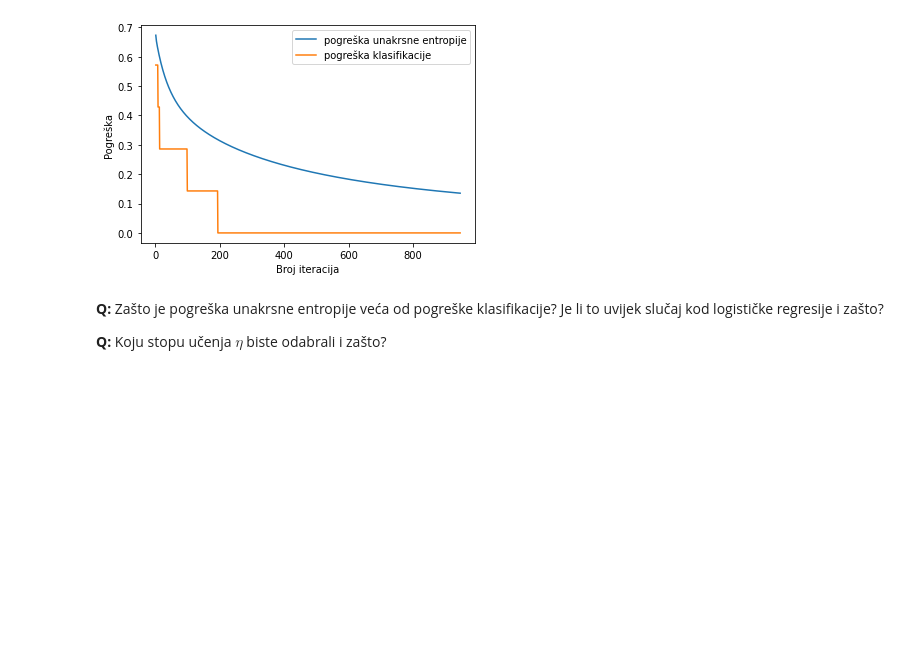
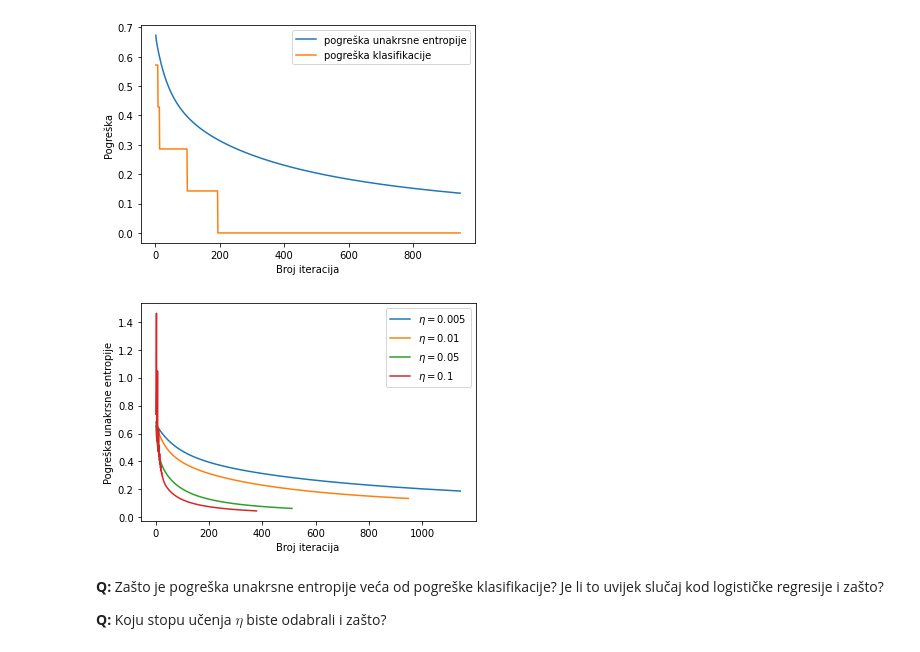
Before and after one commit to tomislavbjelcic/fer-tomislav, a Jupyter notebook: semestar_7/strojno/lab/SU1-2021-06-07-LR.ipynb, the cells around one changed output. Saved outputs shown, nothing was run; the diff lists cells and outputs as text; code cells hidden in the pictures; blank space fills up the shorter version.

```diff
--- a/semestar_7/strojno/lab/SU1-2021-06-07-LR.ipynb
+++ b/semestar_7/strojno/lab/SU1-2021-06-07-LR.ipynb
@@ -118,12 +118,21 @@ from numpy import linalg
 def lr_h(x, w, w0):
     return sigm(np.dot(w,x) + w0)
 
+# L(y, s(x)) =  -y ln(s(x))             - (1-y) ln(1 - s(x))
+#               -y * (-ln(1 + e^-x))    - (1-y)(-x - ln(1 + e^-x))
+def cross_entropy_loss_sigmoid(x, y, w, w0):
+    arg = np.dot(w,x) + w0
+    if arg>=32.0:
+        return (1-y)*arg
+    if arg<=-32.0:
+        return -y*arg
+    lnex = np.log(1 + np.exp(-arg))
+    return y*lnex - (y-1)*(arg + lnex)
+
 def cross_entropy_error(X, y, w, w0):
     err = 0
     for x,yy in zip(X,y):
-        h_x_ = lr_h(x, w, w0)
-        loss = -yy * np.log(h_x_) - (1 - yy) * np.log(1 - h_x_)
-        err += loss
+        err += cross_entropy_loss_sigmoid(x,yy,w,w0)
     return err / len(X)
 
 
@@ -149,7 +158,7 @@ def lr_train(X, y, eta=0.01, max_iter=2000, alpha=0, epsilon=0.0001, trace=False
             trace_matrix_w.append(np.copy(w))
             trace_w0.append(w0)
         new_err = cross_entropy_error(X,y,w,w0)
-        err_diff = np.absolute(new_err - current_err)
+        err_diff = np.abs(new_err - current_err)
         current_err = new_err
         if (err_diff < epsilon):
             break
@@ -212,3 +223,22 @@ plt.show()
+# %%
+# Vaš kôd ovdje
+etas = [0.005, 0.01, 0.05, 0.1]
+for eta in etas:
+    w, w0, trace_w, trace_w0 = lr_train(seven_X, seven_y, eta=eta, trace=True)
+    range_list = np.arange(1,len(trace_w0)+1)
+    cross_entropy_err_iter.clear()
+    pred_classification.clear()
+    for w_t, w0_t in zip(trace_w, trace_w0):
+        cross_entropy_err_iter.append(cross_entropy_error(seven_X, seven_y, w_t, w0_t))
+        for x in seven_X:
+            pred_classification.append(lr_h(x, w_t, w0_t)>=0.5)
+    plt.plot(range_list, cross_entropy_err_iter, label="$\\eta = {}$".format(eta))
+plt.legend(loc="best")
+plt.xlabel("Broj iteracija")
+plt.ylabel("Pogreška unakrsne entropije")
+plt.show()
+# %% [output]
+[figure, added]
 # %% [markdown]
 
 **Q:** Zašto je pogreška unakrsne entropije veća od pogreške klasifikacije? Je li to uvijek slučaj kod logističke regresije i zašto?
```
Also changed, not shown: parts of 11 cells of this notebook.
